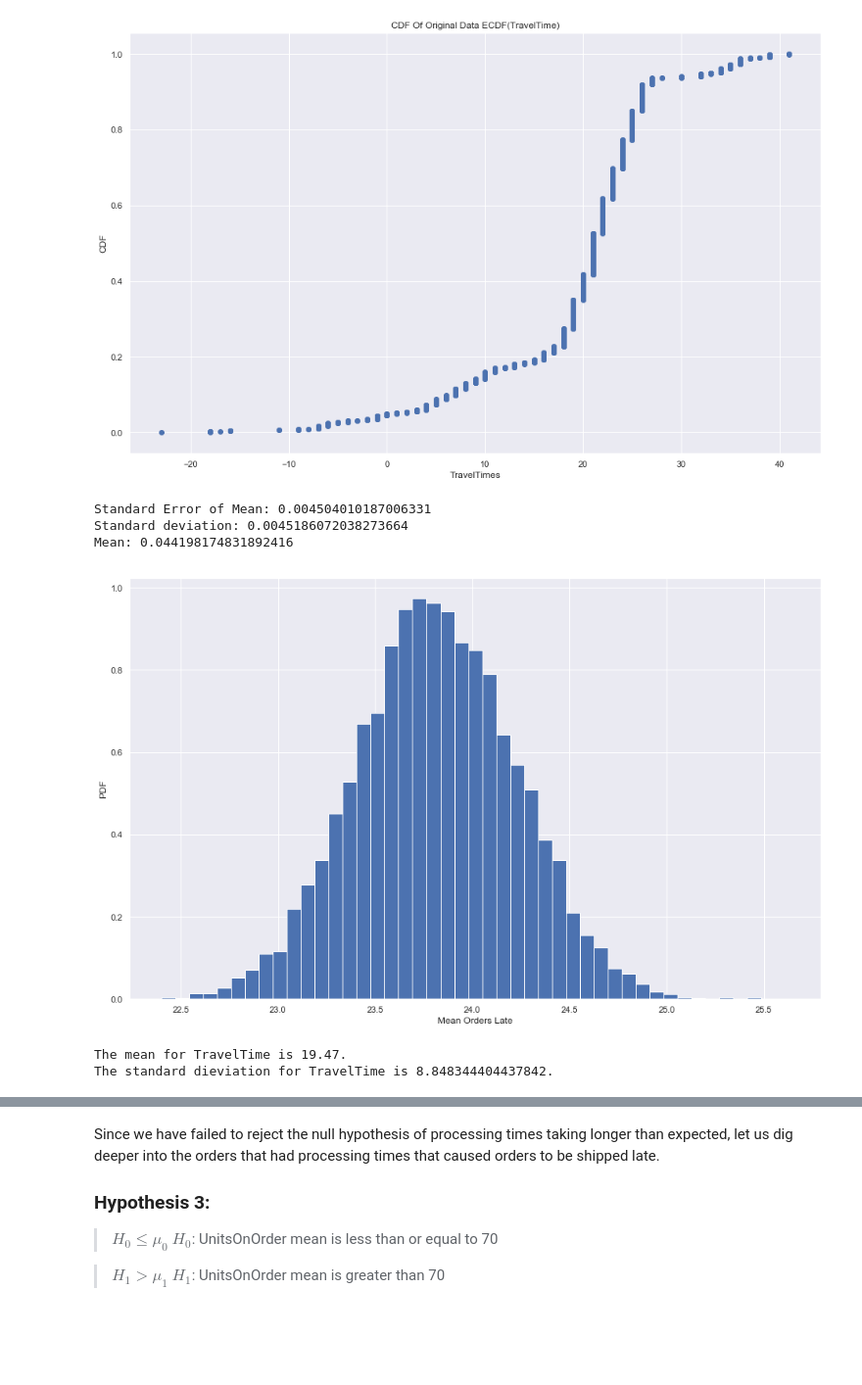
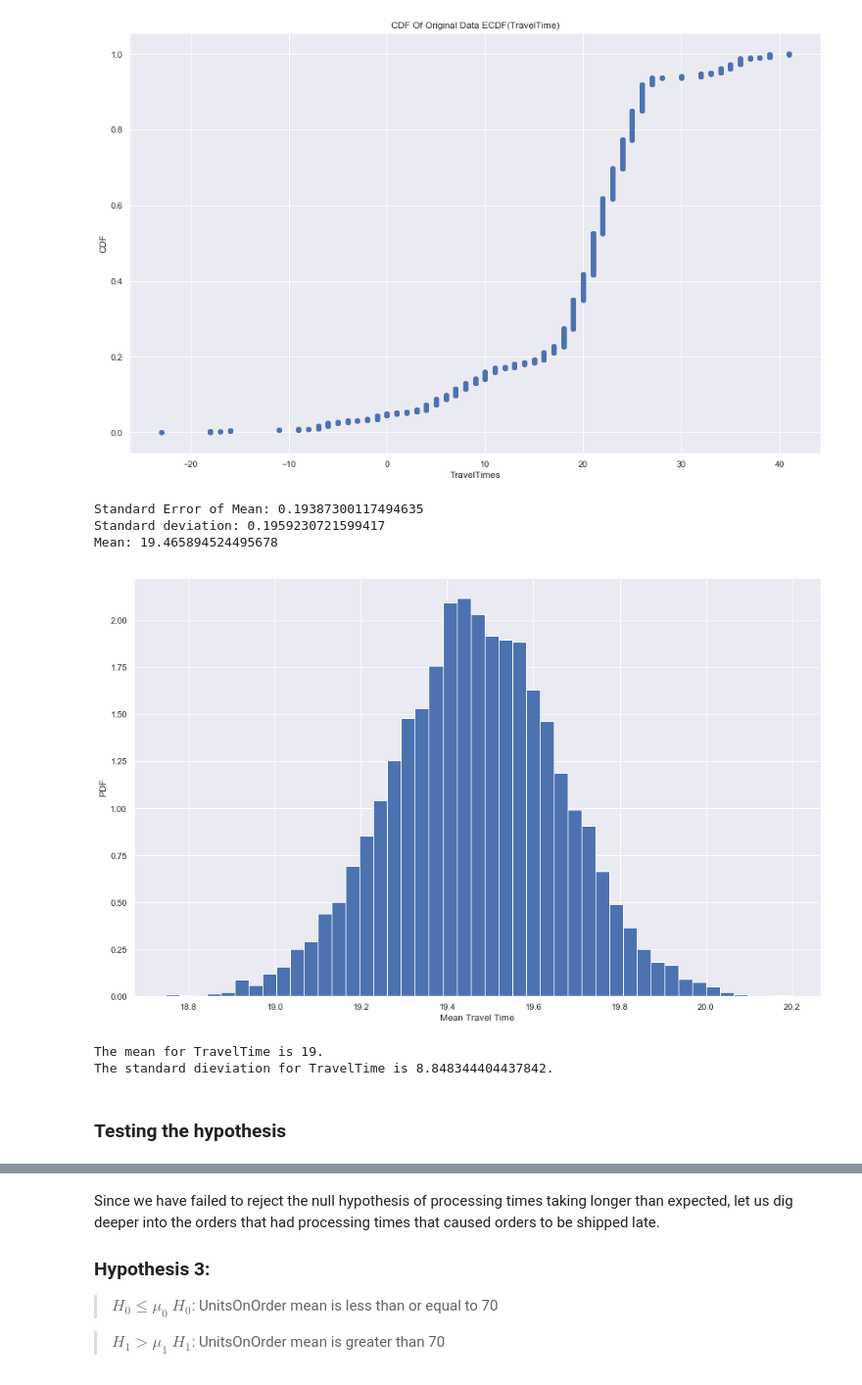
Before and after one commit to nitdip/dsc-2-final-project-online-ds-pt-100118, a Jupyter notebook: student.ipynb, the cells around one changed output, grey strips where cells are left out. Shown: that part at 98% size. Saved outputs shown, nothing was run; the diff lists cells and outputs as text; code cells hidden in the pictures; blank space fills up the shorter version.

```diff
--- a/student.ipynb
+++ b/student.ipynb
@@ -295,7 +285,7 @@ print(f' Pearson Correlation w/ No Discounts: {no_discount_corr}')
 
 Generate samples of quantities form the OrderDetail table then compare them to the original data.
 # %%
-def replicate(data, func, size=1):
+def bootstrap(data, func, size=1):
     '''
     Creates a random sample from data using numpy's
     np.random.choice() method.
@@ -307,7 +297,7 @@ def replicate(data, func, size=1):
     sample = np.random.choice(data, len(data))
     return func(sample)
 # %%
-def simulate(data, func, size=1):
+def bootstrap_sample(data, func, size=1):
     '''
     Generates multiple replicates using the replicate function.
 
@@ -316,13 +306,13 @@ def simulate(data, func, size=1):
     size: how many samples to generate
     '''
     # initialize empty array to store replicates
-    replicas = np.empty(shape=size)
+    sample = np.empty(shape=size)
 
     # for loop to generate a replica for the given size
     for i in range(size):
-        replicas[i] = replicate(data, func)
+        sample[i] = bootstrap(data, func)
 
-    return replicas
+    return sample
 # %%
 quantity = orders['Quantity']
 # take 10000 mean replicas from Quantity
@@ -538,12 +557,12 @@ FROM [Order];
 ''', conn, parse_dates=['OrderDate', 'ShippedDate', 'RequiredDate'])
 # %%
 orders2 = pd.read_sql_query('''
-SELECT OrderId, ProductId
+SELECT OrderId, ProductId, Quantity
 FROM OrderDetail
 ''', conn)
 # %%
 product2 = pd.read_sql_query('''
-SELECT ProductName, Id, UnitsInStock, UnitsOnOrder,ReorderLevel
+SELECT ProductName, Id, UnitsInStock, UnitsOnOrder,ReorderLevel, Discontinued
 FROM Product;
 ''', conn)
 # %% [markdown]
@@ -695,31 +714,31 @@ plt.show()
 # %% [output]
 [figure]
 # %%
-TravelTime = test_df2['TravelTime'] < 0 / test_df2['TravelTime'].size
+TravelTime = test_df2['TravelTime']
 # take 10000 mean replicas from Quantity
-time_replicas = simulate(TravelTime, np.mean, 10000)
+time_replicas = bootstrap_sample(TravelTime, np.mean, 10000)
 
 # computing the standard error of the mean
 sem = np.std(TravelTime) / np.sqrt(len(TravelTime))
 print(f'Standard Error of Mean: {sem}')
 
 std_replicas = np.std(time_replicas)
 print(f'Standard deviation: {std_replicas}')
 time_mu = np.mean(time_replicas)
 print(f'Mean: {time_mu}')
 
 # Histogram to show results
 _ = plt.figure(figsize=(16, 10))
-_ = plt.hist(qty_replicas, bins=int(np.sqrt(len(TravelTime))), density=True)
-_ = plt.xlabel('Mean Orders Late')
+_ = plt.hist(time_replicas, bins=int(np.sqrt(len(TravelTime))), density=True)
+_ = plt.xlabel('Mean Travel Time')
 _ = plt.ylabel('PDF')
 
 plt.show()
 # %% [output]
-Standard Error of Mean: 0.004504010187006331
-Standard deviation: 0.0045186072038273664
-Mean: 0.044198174831892416
+Standard Error of Mean: 0.19387300117494635
+Standard deviation: 0.1959230721599417
+Mean: 19.465894524495678
-[figure, old version]
+[figure, new version]
 # %%
 def p_value(data, mu):
     '''
@@ -735,10 +754,12 @@ def p_value(data, mu):
     else:
         return f'P-value of {p/2}, fail to reject the null hypothesis'
 # %%
-mu = round(np.mean(test_df2['TravelTime']),2)
+mu = round(np.mean(test_df2['TravelTime']))
 print(f'The mean for TravelTime is {mu}.')
 std = np.std(test_df2['TravelTime'], ddof=1)
 print(f'The standard dieviation for TravelTime is {std}.')
 # %% [output]
-The mean for TravelTime is 19.47.
+The mean for TravelTime is 19.
 The standard dieviation for TravelTime is 8.848344404437842.
+# %% [markdown]
+### Testing the hypothesis
```
Also changed, not shown: parts of 50 cells of this notebook, 1 other file.
